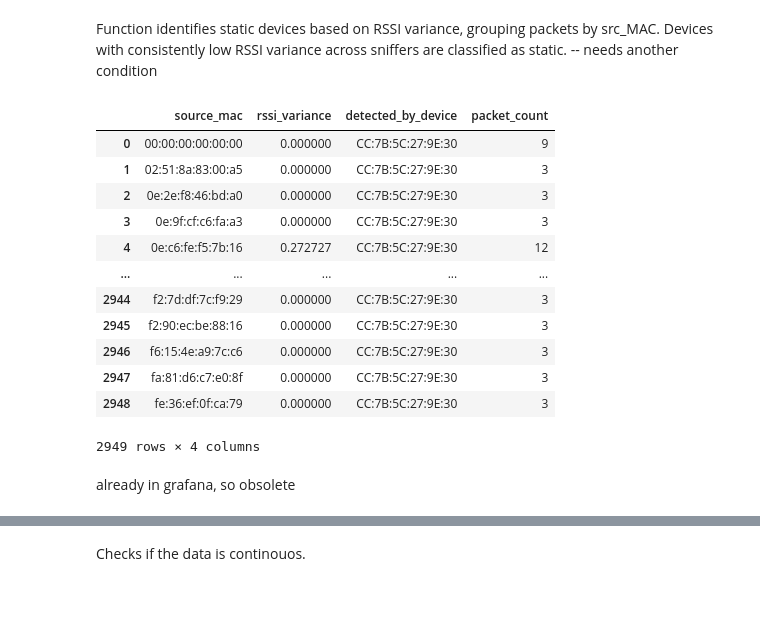
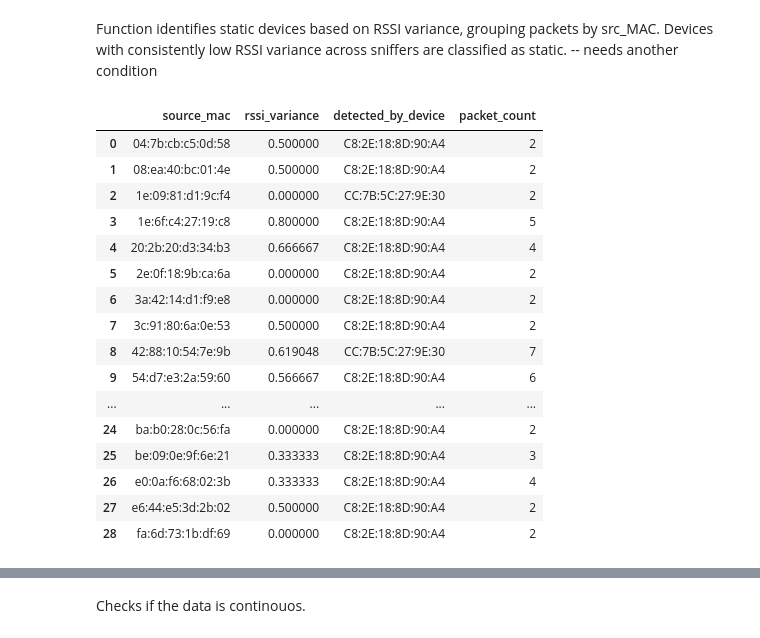
Before and after one commit to NorbertMatuska/BP_Exploring_Non_Invasive_Crowd_Movement_Monitoring_Techniques_within_Public_Infrastructure, a Jupyter notebook: BP_pipeline.ipynb, the cells around one changed output, grey strips where cells are left out. Drawn from its saved outputs; the diff is of its cells as text; code cells hidden in the pictures; blank space fills up the shorter version.

Commit message:
deeper parsing of frame headers

```diff
--- a/BP_pipeline.ipynb
+++ b/BP_pipeline.ipynb
@@ -106,18 +304,13 @@ Processes a large CSV file in chunks, decoding and translating headers, then com
 # %%
 data = []
 translated_headers = []
-for chunk in pd.read_csv("D:/monadcount_l2pk_v2_10000000.csv", chunksize=100000):
+for chunk in pd.read_csv("D:/monadcount_l2pk_v2_10000.csv", chunksize=100000):
     chunk["decoded_headers"] = chunk["header"].apply(decode_header)
-    chunk_translated = chunk["decoded_headers"].apply(translate_header)
-    translated_chunk_df = pd.DataFrame(chunk_translated.tolist(), columns=TRANSLATED_HEADER_COLUMNS)
+    chunk["translated_header"] = chunk["decoded_headers"].apply(translate_header)
 
     data.append(chunk)
-    translated_headers.append(translated_chunk_df)
 
 data_df = pd.concat(data, ignore_index=True)
-translated_df = pd.DataFrame(pd.concat(translated_headers, ignore_index=True))
-
-data_df = pd.concat([data_df, translated_df], axis=1)
 data_df
 # %% [output]
 |  | device | uploaded_file_id | happened_at | rssi | channel | header | payload | id | decoded_headers | ... |
@@ -167,44 +360,70 @@ def detect_static_devices(datadf, rssi_threshold=1, chunksize=100000):
         total_packets = data["total_packet_count"]
 
         sniffer_variances = {}
         all_below_threshold = True
         max_variance = 0.0
 
         for sniffer_id, rssi_values in sniffer_rssi.items():
             variance = pd.Series(rssi_values).var()
             sniffer_variances[sniffer_id] = variance
             if pd.isna(variance) or variance >= rssi_threshold:
                 all_below_threshold = False
                 break
             if variance > max_variance:
                 max_variance = variance
 
         if all_below_threshold:
             detected_by_device = ",".join(sniffer_rssi.keys())
             static_devices.append({
                 "source_mac": source_mac,
                 "rssi_variance": max_variance,
                 "detected_by_device": detected_by_device,
                 "packet_count": total_packets,
             })
     return pd.DataFrame(static_devices)
 
+def extract_source_mac(row_dict):
+    if not row_dict or "frame_control" not in row_dict or "addresses" not in row_dict:
+        return None
+
+    fc = row_dict["frame_control"]
+    addrs = row_dict["addresses"]
+
+    to_ds = fc.get("to_ds", False)
+    from_ds = fc.get("from_ds", False)
+
+    # 802.11 logic
+    if not to_ds and not from_ds:
+        return addrs.get("address2")
+    elif to_ds and not from_ds:
+        return addrs.get("address2")
+    elif not to_ds and from_ds:
+        return addrs.get("address3")
+    elif to_ds and from_ds:
+        # WDS bridging
+        return addrs.get("address4")
+
+    return None
+
+data_df["source_mac"] = data_df["translated_header"].apply(extract_source_mac)
 
 static_devices = detect_static_devices(data_df)
 static_devices
 # %% [output]
 |  | source_mac | rssi_variance | detected_by_device | packet_count |
-| 0 | 00:00:00:00:00:00 | 0.000000 | CC:7B:5C:27:9E:30 | 9 |
-| 1 | 02:51:8a:83:00:a5 | 0.000000 | CC:7B:5C:27:9E:30 | 3 |
-| 2 | 0e:2e:f8:46:bd:a0 | 0.000000 | CC:7B:5C:27:9E:30 | 3 |
-| 3 | 0e:9f:cf:c6:fa:a3 | 0.000000 | CC:7B:5C:27:9E:30 | 3 |
-| 4 | 0e:c6:fe:f5:7b:16 | 0.272727 | CC:7B:5C:27:9E:30 | 12 |
+| 0 | 04:7b:cb:c5:0d:58 | 0.500000 | C8:2E:18:8D:90:A4 | 2 |
+| 1 | 08:ea:40:bc:01:4e | 0.500000 | C8:2E:18:8D:90:A4 | 2 |
+| 2 | 1e:09:81:d1:9c:f4 | 0.000000 | CC:7B:5C:27:9E:30 | 2 |
+| 3 | 1e:6f:c4:27:19:c8 | 0.800000 | C8:2E:18:8D:90:A4 | 5 |
+| 4 | 20:2b:20:d3:34:b3 | 0.666667 | C8:2E:18:8D:90:A4 | 4 |
+| 5 | 2e:0f:18:9b:ca:6a | 0.000000 | C8:2E:18:8D:90:A4 | 2 |
+| 6 | 3a:42:14:d1:f9:e8 | 0.000000 | C8:2E:18:8D:90:A4 | 2 |
+| 7 | 3c:91:80:6a:0e:53 | 0.500000 | C8:2E:18:8D:90:A4 | 2 |
+| 8 | 42:88:10:54:7e:9b | 0.619048 | CC:7B:5C:27:9E:30 | 7 |
+| 9 | 54:d7:e3:2a:59:60 | 0.566667 | C8:2E:18:8D:90:A4 | 6 |
 | ... | ... | ... | ... | ... |
-| 2944 | f2:7d:df:7c:f9:29 | 0.000000 | CC:7B:5C:27:9E:30 | 3 |
-| 2945 | f2:90:ec:be:88:16 | 0.000000 | CC:7B:5C:27:9E:30 | 3 |
-| 2946 | f6:15:4e:a9:7c:c6 | 0.000000 | CC:7B:5C:27:9E:30 | 3 |
-| 2947 | fa:81:d6:c7:e0:8f | 0.000000 | CC:7B:5C:27:9E:30 | 3 |
-| 2948 | fe:36:ef:0f:ca:79 | 0.000000 | CC:7B:5C:27:9E:30 | 3 |
+| 24 | ba:b0:28:0c:56:fa | 0.000000 | C8:2E:18:8D:90:A4 | 2 |
+| 25 | be:09:0e:9f:6e:21 | 0.333333 | C8:2E:18:8D:90:A4 | 3 |
+| 26 | e0:0a:f6:68:02:3b | 0.333333 | C8:2E:18:8D:90:A4 | 4 |
+| 27 | e6:44:e5:3d:2b:02 | 0.500000 | C8:2E:18:8D:90:A4 | 2 |
+| 28 | fa:6d:73:1b:df:69 | 0.000000 | C8:2E:18:8D:90:A4 | 2 |
-2949 rows × 4 columns
-# %% [markdown]
-already in grafana, so obsolete
```
Also changed, not shown: parts of 15 cells of this notebook, 7 other files.
